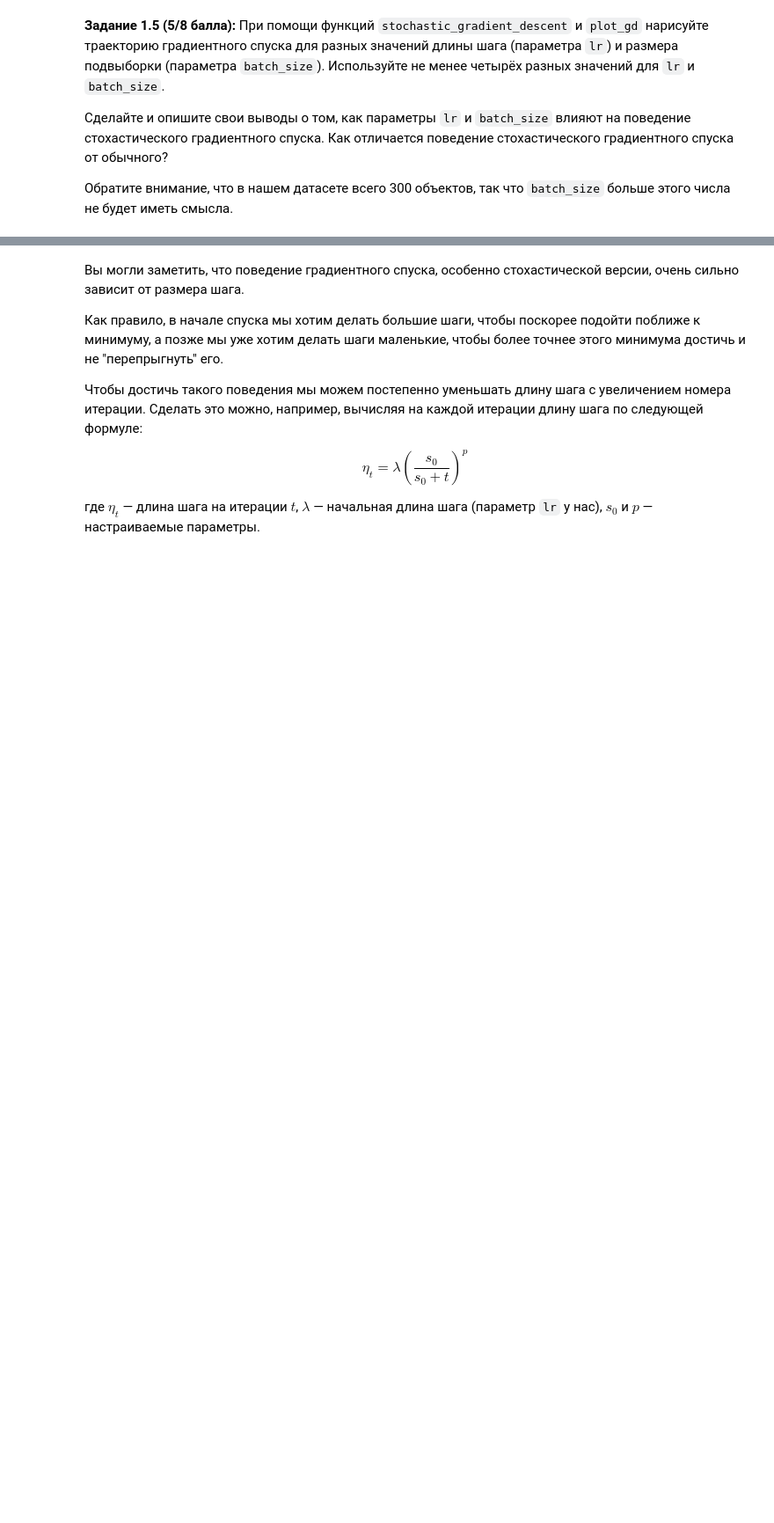
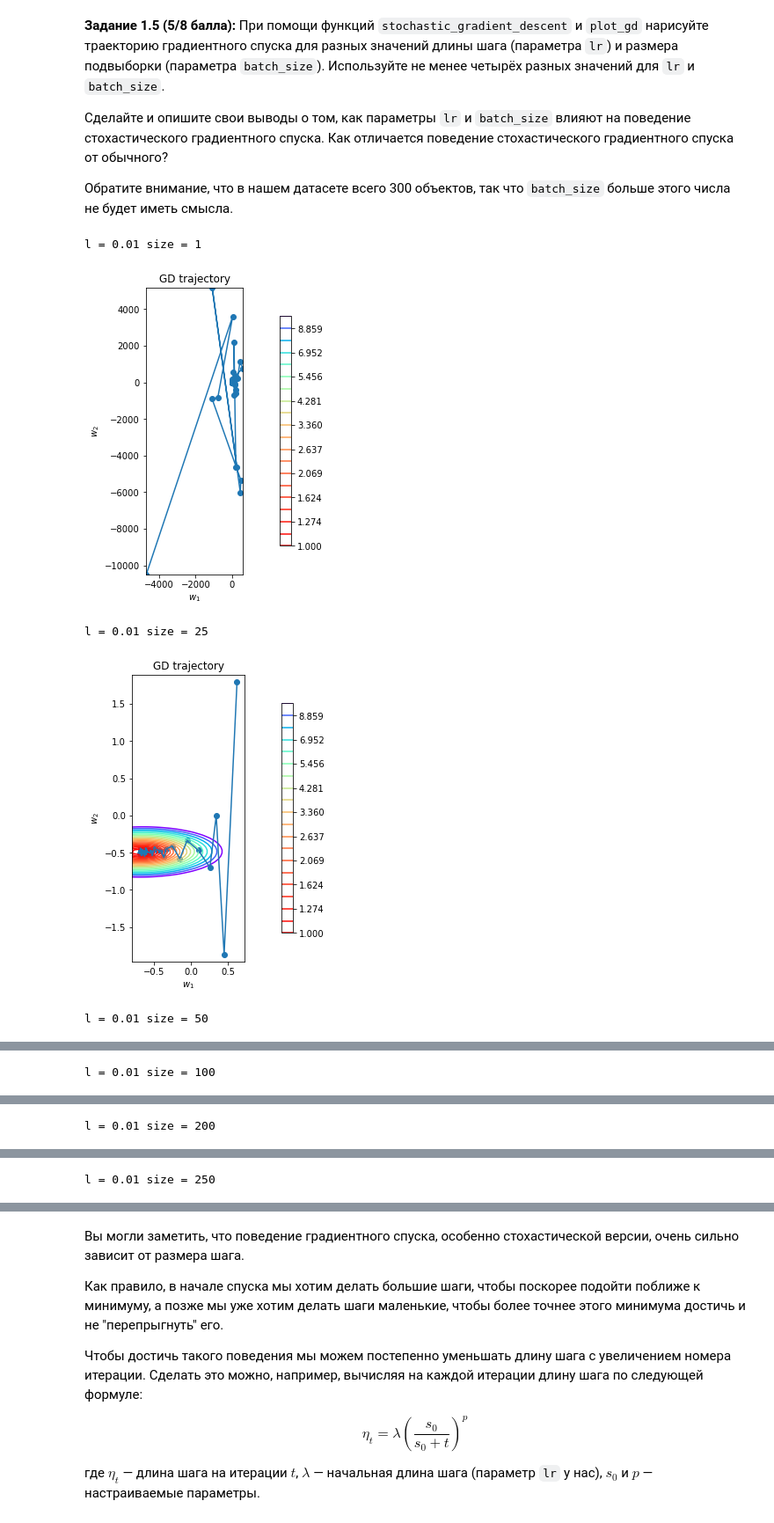
Before and after one commit to ksusonic/iad-intro-ds, a Jupyter notebook: 2021/homeworks/hw05_gd.ipynb, the cells around one changed output, grey strips where cells are left out. Shown at 88% size. Drawn from its saved outputs; the diff is of its cells as text; code cells hidden in the pictures; blank space fills up the shorter version.

```diff
--- a/2021/homeworks/hw05_gd.ipynb
+++ b/2021/homeworks/hw05_gd.ipynb
@@ -267,6 +293,12 @@ def stochastic_gradient_descent(w_init: np.ndarray, X: np.ndarray, y: np.ndarray
     :return: Список из n_iterations объектов np.ndarray размера (n_features,) -- история весов на каждом шаге
     """
     # -- YOUR CODE HERE --
+    history = [w_init]
+    for _ in range(n_iterations):
+        batch_indices = np.random.choice(X.shape[0], size=batch_size, replace=False)
+        sgd = history[-1] - lr * loss.calc_grad(X[batch_indices], y[batch_indices], history[-1])
+        history.append(sgd)
+    return history
 # %% [markdown]
 **Задание 1.5 (5/8 балла):** При помощи функций `stochastic_gradient_descent` и  `plot_gd` нарисуйте траекторию градиентного спуска для разных значений длины шага (параметра `lr`) и размера подвыборки (параметра `batch_size`). Используйте не менее четырёх разных значений для `lr` и `batch_size`.
 
@@ -277,0 +308,18 @@ def stochastic_gradient_descent(w_init: np.ndarray, X: np.ndarray, y: np.ndarray
+# %%
+# -- YOUR CODE HERE --
+
+# l = 0.01 size = 1  - Страшно. Очень страшно.
+# Если бы мы знали, что это такое, мы не знаем, что это такое
+
+range_l = [0.0001, 0.0005, 0.001, 0.005, 0.01]
+size = [1, 25, 50, 100, 200, 250]
+for l in range_l:
+    for s in size:
+        print("l =", l, "size =", s)
+        plot_gd(stochastic_gradient_descent(w_init, X, y, loss, l, s, 50), X, y, loss)
+# %% [output]
+l = 0.01 size = 1
+[figure, added]
+l = 0.01 size = 25
+[figure, added]
+l = 0.01 size = 50
@@ -277,0 +327 @@ def stochastic_gradient_descent(w_init: np.ndarray, X: np.ndarray, y: np.ndarray
+l = 0.01 size = 100
@@ -277,0 +329 @@ def stochastic_gradient_descent(w_init: np.ndarray, X: np.ndarray, y: np.ndarray
+l = 0.01 size = 200
@@ -277,0 +331 @@ def stochastic_gradient_descent(w_init: np.ndarray, X: np.ndarray, y: np.ndarray
+l = 0.01 size = 250
```
Also changed, not shown: parts of 13 cells of this notebook.
